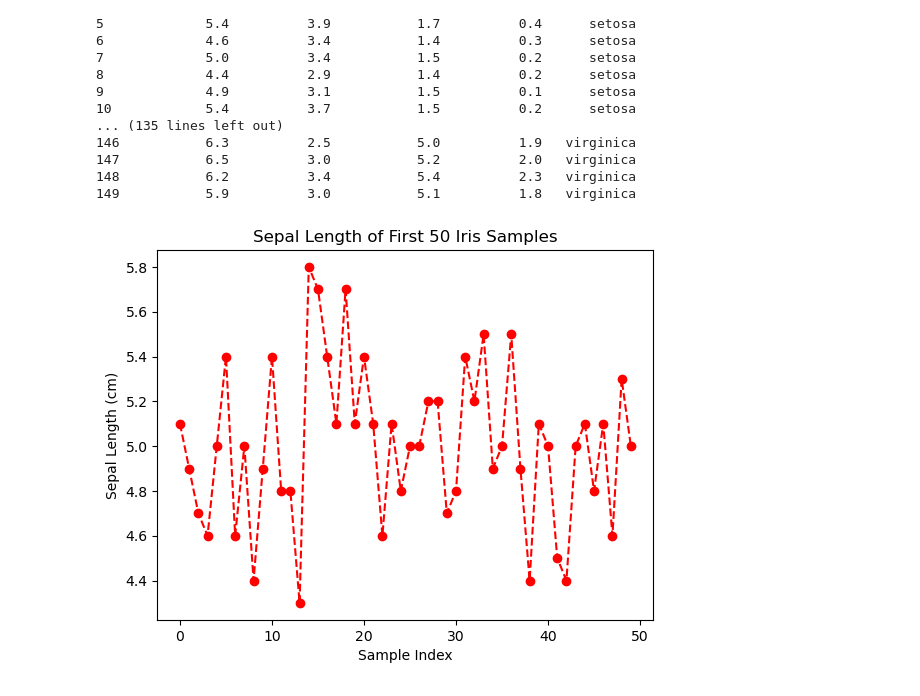
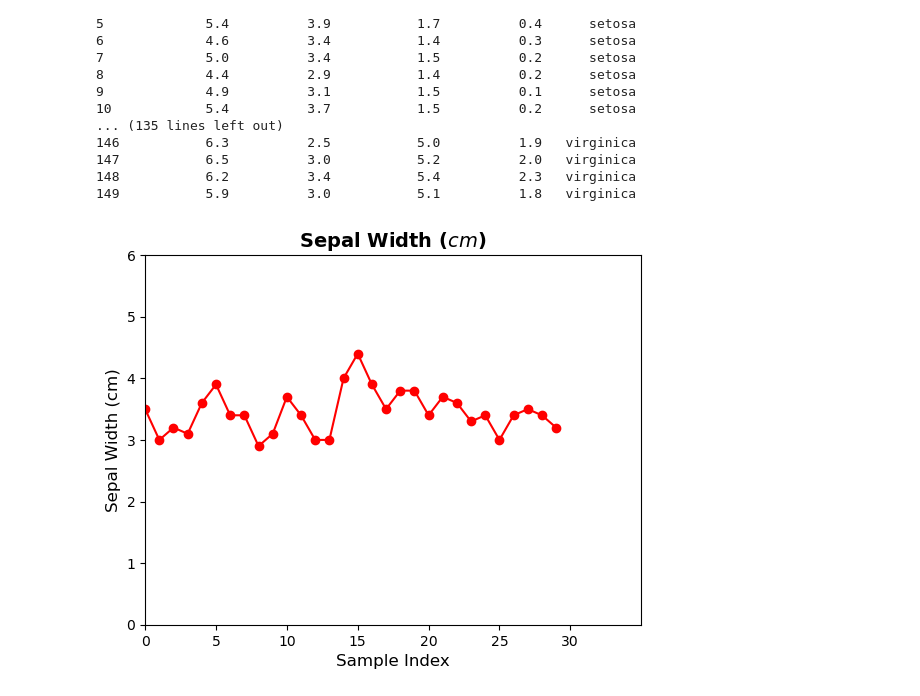
Before and after one commit to a-anuj/Data-Visualization, a Jupyter notebook: lab-2.ipynb, the cells around one changed output. Cells and saved outputs as stored; diff of their text form; code cells hidden in the pictures.

Commit message:
add xticks and yticks

```diff
--- a/lab-2.ipynb
+++ b/lab-2.ipynb
@@ -23,11 +23,14 @@ print(df.to_string())
 148           6.2          3.4           5.4          2.3   virginica
 149           5.9          3.0           5.1          1.8   virginica
 # %%
-plt.plot(df["sepal_length"][:50],linestyle="--",marker="o",color="red")
-plt.title('Sepal Length of First 50 Iris Samples')
-plt.xlabel('Sample Index')
-plt.ylabel('Sepal Length (cm)')
-plt.savefig("Sepal_first_50.png")
+plt.plot(df["sepal_width"][:30],linestyle="-",marker="o",color="red")
+plt.title('Sepal Width ($cm$)', fontsize=14, fontweight='bold')
+plt.xlabel('Sample Index', fontsize=12)
+plt.ylabel('Sepal Width (cm)', fontsize=12)
+plt.xlim(0,35)
+plt.ylim(2,5)
+plt.xticks([0, 5, 10, 15, 20, 25, 30])
+plt.yticks([0, 1, 2, 3, 4, 5, 6])
 plt.show()
 # %% [output]
-[figure, old version]
+[figure, new version]
```
Also changed, not shown: parts of 1 cell of this notebook, 1 other file.
